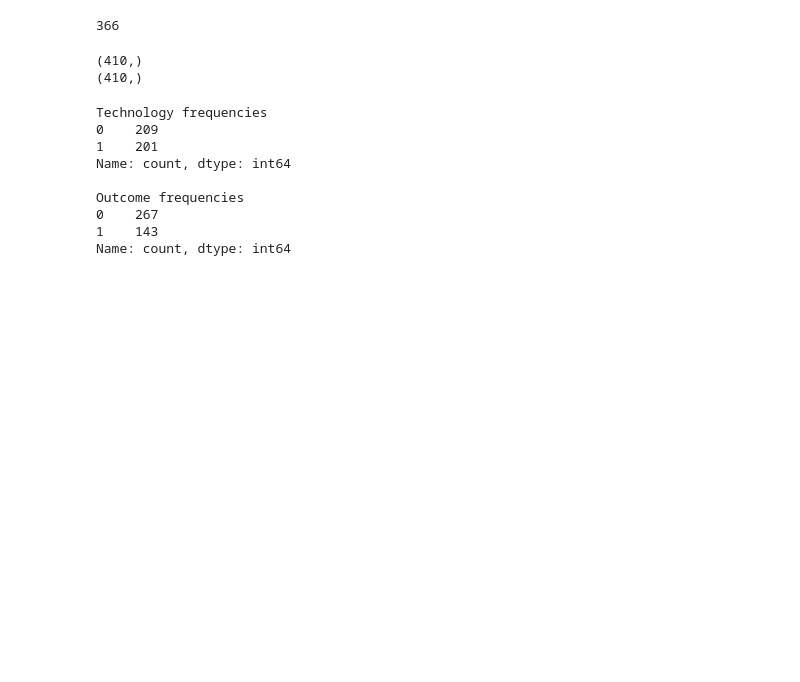
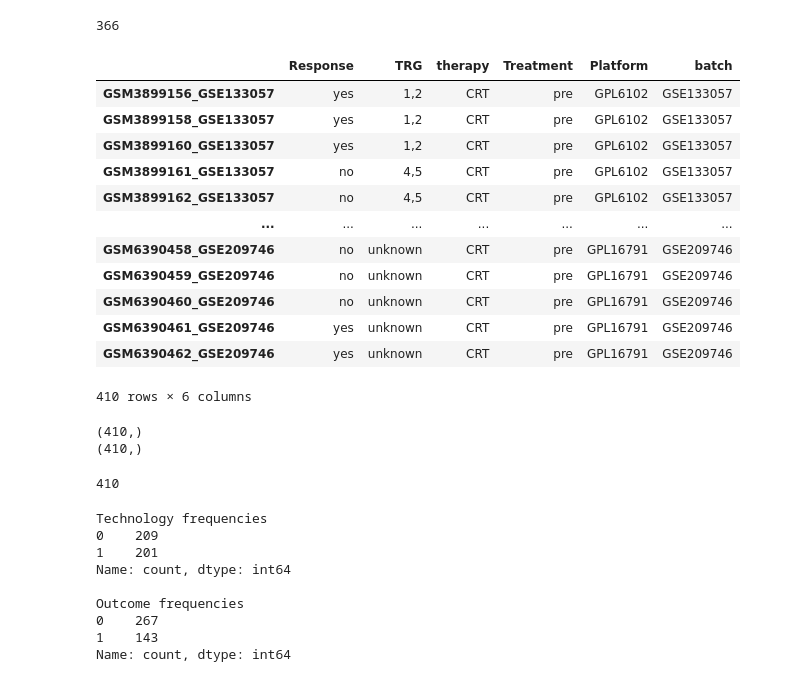
Before and after one commit to paoloAngelino/RCproject_code, a Jupyter notebook: sean_ann_python/ANN_v3_feature_selection.ipynb, the cells around one changed output. Saved outputs shown, nothing was run; the diff lists cells and outputs as text; code cells hidden in the pictures; blank space fills up the shorter version.

```diff
--- a/sean_ann_python/ANN_v3_feature_selection.ipynb
+++ b/sean_ann_python/ANN_v3_feature_selection.ipynb
@@ -249,4 +230,20 @@ row_names = filtered_metadata_df.index.tolist()  # Convert index to a list
 filtered_counts_df = counts_df[row_names].copy()
+# %%
+filtered_metadata_df
+# %% [output]
+|  | Response | TRG | therapy | Treatment | Platform | batch |
+| GSM3899156_GSE133057 | yes | 1,2 | CRT | pre | GPL6102 | GSE133057 |
+| GSM3899158_GSE133057 | yes | 1,2 | CRT | pre | GPL6102 | GSE133057 |
+| GSM3899160_GSE133057 | yes | 1,2 | CRT | pre | GPL6102 | GSE133057 |
+| GSM3899161_GSE133057 | no | 4,5 | CRT | pre | GPL6102 | GSE133057 |
+| GSM3899162_GSE133057 | no | 4,5 | CRT | pre | GPL6102 | GSE133057 |
+| ... | ... | ... | ... | ... | ... | ... |
+| GSM6390458_GSE209746 | no | unknown | CRT | pre | GPL16791 | GSE209746 |
+| GSM6390459_GSE209746 | no | unknown | CRT | pre | GPL16791 | GSE209746 |
+| GSM6390460_GSE209746 | no | unknown | CRT | pre | GPL16791 | GSE209746 |
+| GSM6390461_GSE209746 | yes | unknown | CRT | pre | GPL16791 | GSE209746 |
+| GSM6390462_GSE209746 | yes | unknown | CRT | pre | GPL16791 | GSE209746 |
+410 rows × 6 columns
 # %%
 # adata = metadata_df[~adata.obs['Response'].isin(['partial']), :]
 # %%
@@ -279,6 +276,10 @@ print(numerical_categories_technology.shape)
 # %% [output]
 (410,)
 (410,)
+# %%
+len(numerical_categories_technology)
+# %% [output]
+410
 # %%
 frequency_counts = pd.Series(numerical_categories_technology).value_counts()
 print('Technology frequencies')
```
Also changed, not shown: parts of 4 cells of this notebook, 6 other files.
